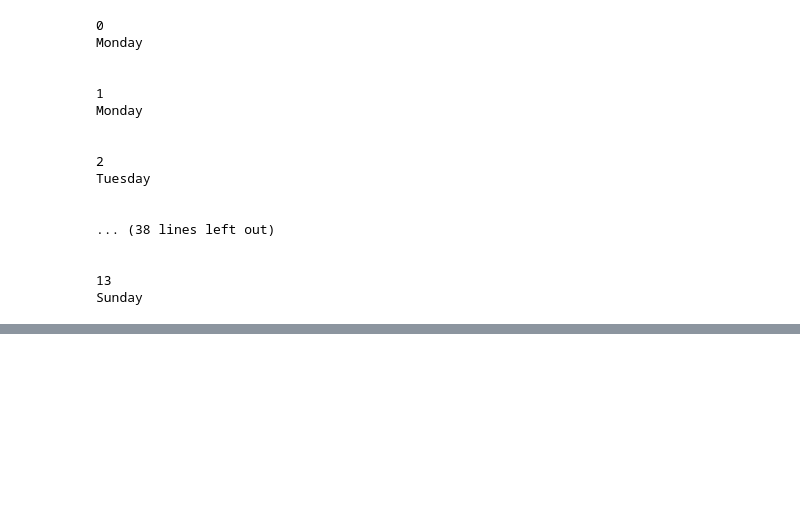
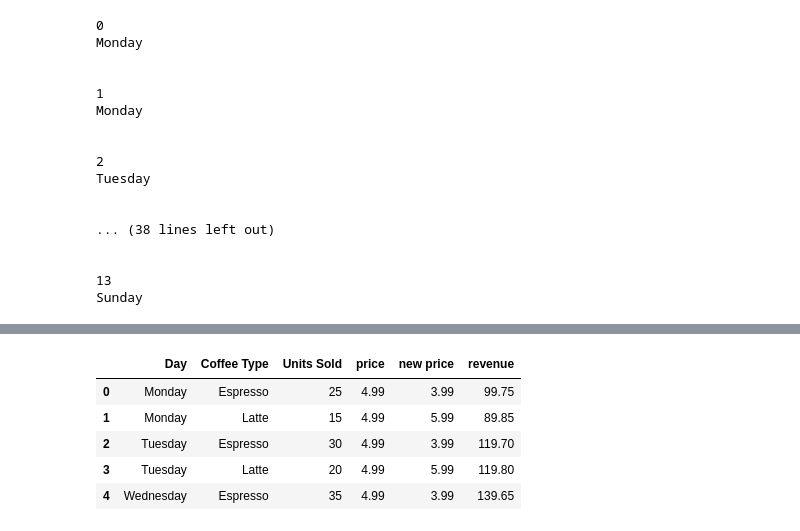
Before and after one commit to nehin17/DataScience, a Jupyter notebook: Pandas/coffee.ipynb, the cells around one changed output, grey strips where cells are left out. Cells and saved outputs as stored; diff of their text form; code cells hidden in the pictures; blank space fills up the shorter version.

```diff
--- a/Pandas/coffee.ipynb
+++ b/Pandas/coffee.ipynb
@@ -166,0 +227,11 @@ Sunday
+# %%
+#making a column from combining existing columns data
+df['revenue']= df["Units Sold"] * df ['new price']
+df.head()
+# %% [output]
+|  | Day | Coffee Type | Units Sold | price | new price | revenue |
+| 0 | Monday | Espresso | 25 | 4.99 | 3.99 | 99.75 |
+| 1 | Monday | Latte | 15 | 4.99 | 5.99 | 89.85 |
+| 2 | Tuesday | Espresso | 30 | 4.99 | 3.99 | 119.70 |
+| 3 | Tuesday | Latte | 20 | 4.99 | 5.99 | 119.80 |
+| 4 | Wednesday | Espresso | 35 | 4.99 | 3.99 | 139.65 |
```
Also changed, not shown: parts of 11 cells of this notebook, 2 other files.
